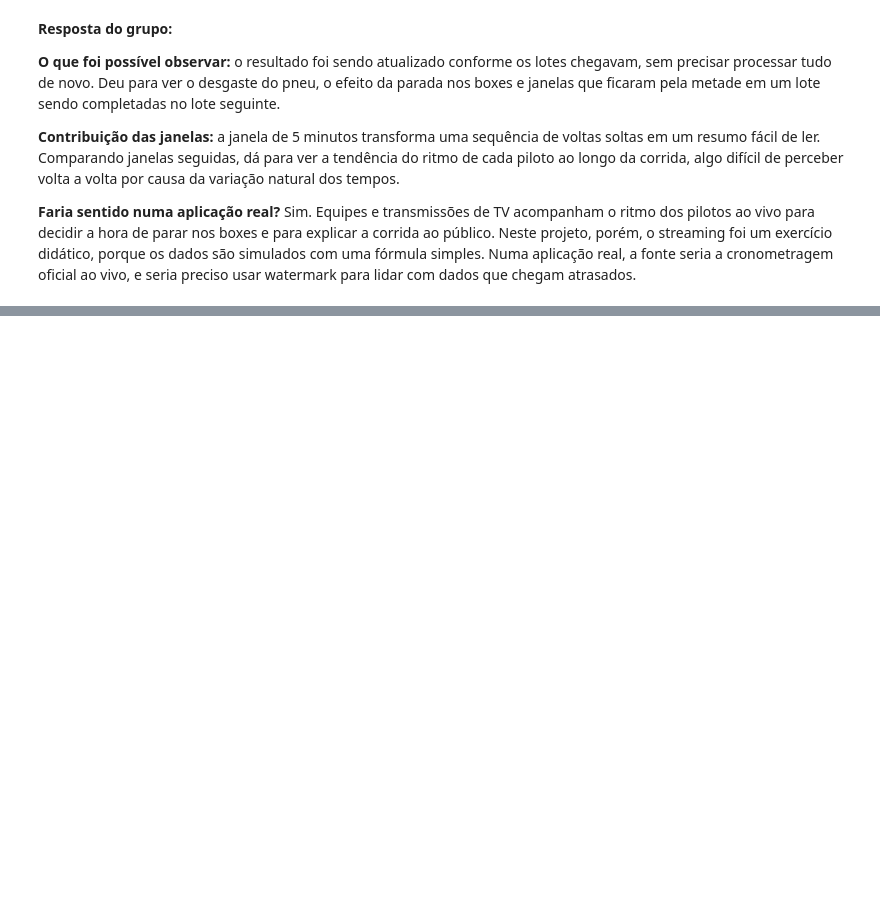
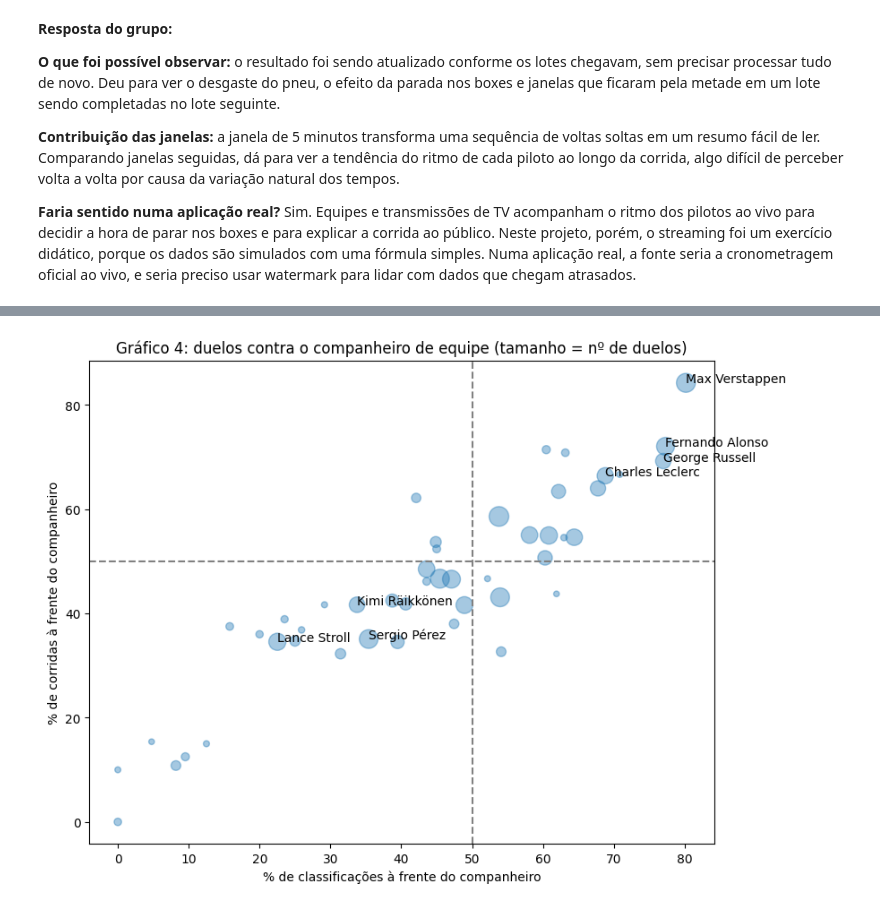
Before and after one commit to ZhouKaShen/Data-Analytics, a Jupyter notebook: notebooks/pjbl_f1.ipynb, the cells around one changed output, grey strips where cells are left out. Saved outputs shown, nothing was run; the diff lists cells and outputs as text; code cells hidden in the pictures; blank space fills up the shorter version.

```diff
--- a/notebooks/pjbl_f1.ipynb
+++ b/notebooks/pjbl_f1.ipynb
@@ -1683,0 +1984,7 @@ Na última resposta, o grupo pode reconhecer que o streaming foi utilizado apena
+# %%
+# 15.2 Pares de companheiros de equipe
+quali_p2 = quali.merge(res[["raceId", "driverId", "piloto", "positionOrder", "terminou"]], on=["raceId", "driverId"])
+pares = quali_p2.merge(quali_p2, on=["raceId", "constructorId"], suffixes=("", "_comp"))
+pares = pares[pares["driverId"] != pares["driverId_comp"]]
+print("Duelos (piloto contra companheiro):", len(pares))
+pares[["raceId", "piloto", "position", "piloto_comp", "position_comp"]].head(4)
@@ -1683,0 +2000,14 @@ Na última resposta, o grupo pode reconhecer que o streaming foi utilizado apena
+# %%
+# 15.2 Porcentagem de duelos vencidos
+pares["frente_quali"] = pares["position"] < pares["position_comp"]
+os_dois_terminaram = pares["terminou"] & pares["terminou_comp"]
+frente_corrida = (pares["positionOrder"] < pares["positionOrder_comp"]).astype(float)
+pares["frente_corrida"] = frente_corrida.where(os_dois_terminaram)
+p2 = pares.groupby("piloto").agg(
+    duelos=("frente_quali", "size"),
+    pct_quali=("frente_quali", "mean"),
+    pct_corrida=("frente_corrida", "mean"),
+)
+p2 = p2[p2["duelos"] >= 20]
+print("Pilotos com pelo menos 20 duelos:", len(p2))
+p2.sort_values("pct_quali", ascending=False).head(8).round(2)
@@ -1683,0 +2040,15 @@ Na última resposta, o grupo pode reconhecer que o streaming foi utilizado apena
+# %%
+# 15.2 Gráfico 4: classificação x corrida contra o companheiro
+fig, ax = plt.subplots(figsize=(9, 7))
+ax.scatter(p2["pct_quali"] * 100, p2["pct_corrida"] * 100, s=p2["duelos"], alpha=0.4)
+ax.axhline(50, color="gray", linestyle="--")
+ax.axvline(50, color="gray", linestyle="--")
+experientes = p2[p2["duelos"] >= 100].sort_values("pct_quali")
+for piloto, linha in pd.concat([experientes.head(3), experientes.tail(4)]).iterrows():
+    ax.annotate(piloto, (linha["pct_quali"] * 100, linha["pct_corrida"] * 100))
+ax.set_title("Gráfico 4: duelos contra o companheiro de equipe (tamanho = nº de duelos)")
+ax.set_xlabel("% de classificações à frente do companheiro")
+ax.set_ylabel("% de corridas à frente do companheiro")
+plt.show()
+# %% [output]
+[figure, added]
```
Also changed, not shown: parts of 92 cells of this notebook, 2 other files.
